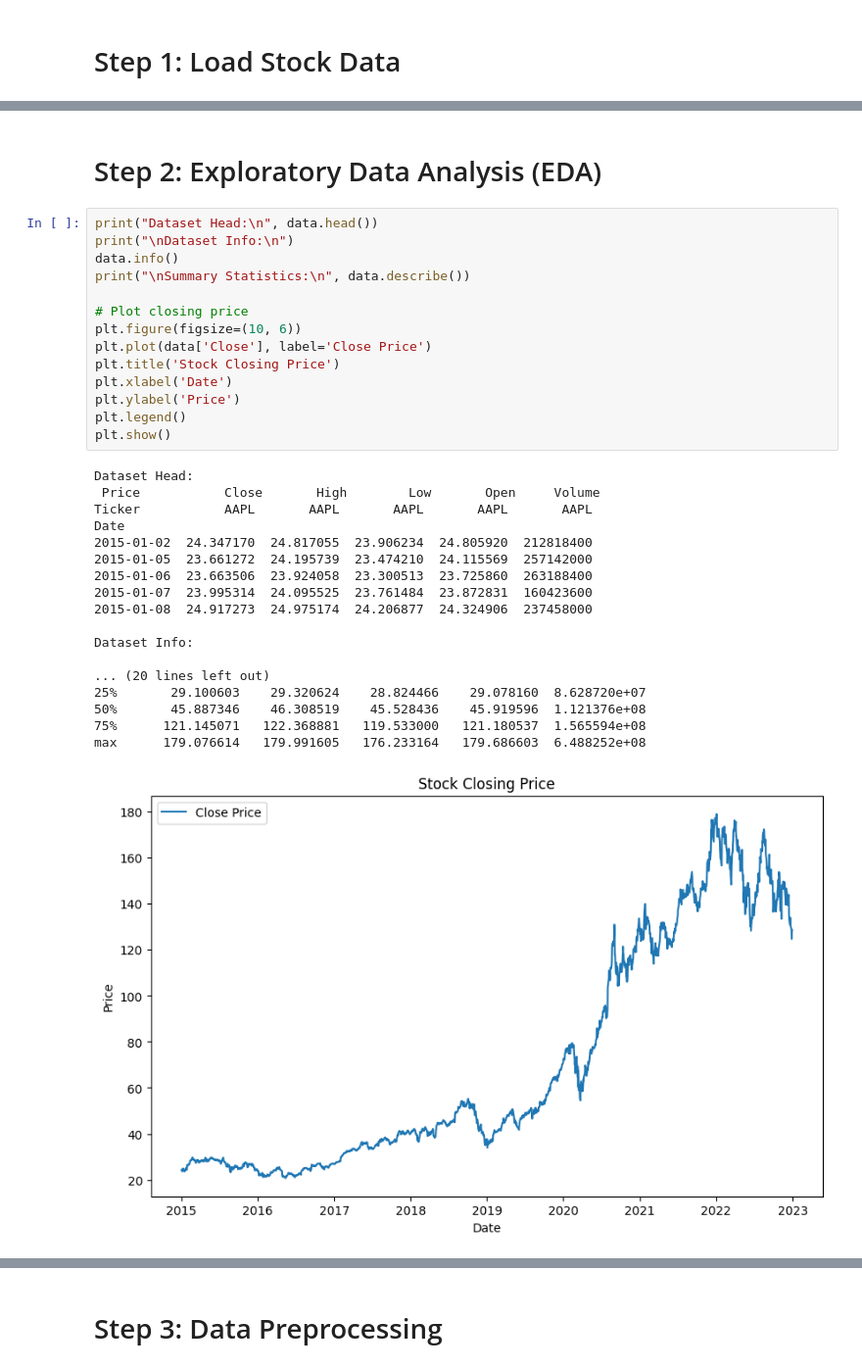
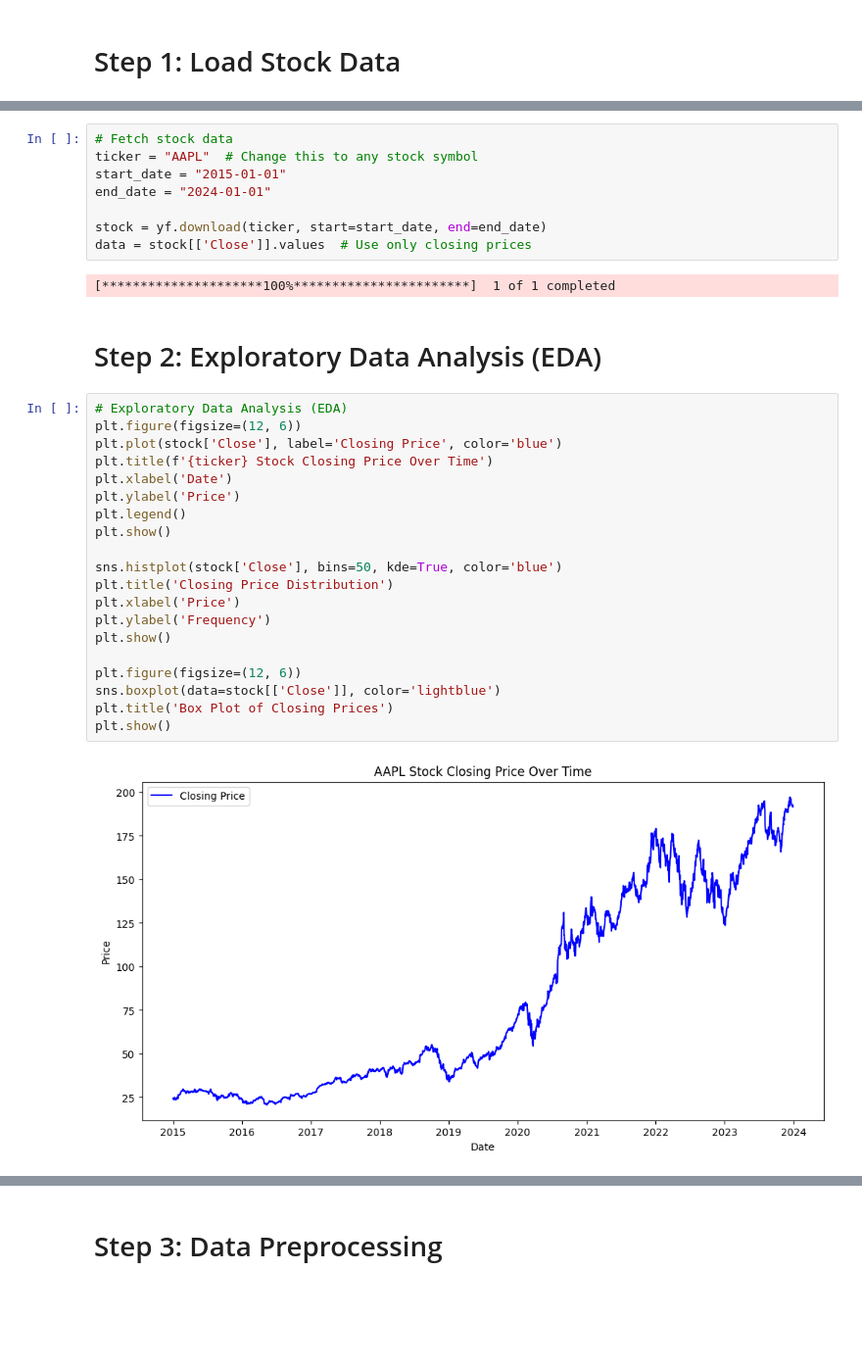
Before and after one commit to its-rlee/StockTrendPredictor, a Jupyter notebook: notebooks/model_training.ipynb, the cells around one changed output, grey strips where cells are left out. Shown at 98% size. Drawn from its saved outputs; the diff is of its cells as text; blank space fills up the shorter version.

```diff
--- a/notebooks/model_training.ipynb
+++ b/notebooks/model_training.ipynb
@@ -22,35 +19,34 @@ data = yf.download('AAPL', '2015-01-01', '2023-01-01')
+# %%
+# Fetch stock data
+ticker = "AAPL"  # Change this to any stock symbol
+start_date = "2015-01-01"
+end_date = "2024-01-01"
+
+stock = yf.download(ticker, start=start_date, end=end_date)
+data = stock[['Close']].values  # Use only closing prices
+# %% [output]
+[*********************100%***********************]  1 of 1 completed
 # %% [markdown]
 # Step 2: Exploratory Data Analysis (EDA)
-# %%
-print("Dataset Head:\n", data.head())
-print("\nDataset Info:\n")
-data.info()
-print("\nSummary Statistics:\n", data.describe())
-
-# Plot closing price
-plt.figure(figsize=(10, 6))
-plt.plot(data['Close'], label='Close Price')
-plt.title('Stock Closing Price')
-plt.xlabel('Date')
-plt.ylabel('Price')
-plt.legend()
-plt.show()
-# %% [output]
-Dataset Head:
- Price           Close       High        Low       Open     Volume
-Ticker           AAPL       AAPL       AAPL       AAPL       AAPL
-Date
-2015-01-02  24.347170  24.817055  23.906234  24.805920  212818400
-2015-01-05  23.661272  24.195739  23.474210  24.115569  257142000
-2015-01-06  23.663506  23.924058  23.300513  23.725860  263188400
-2015-01-07  23.995314  24.095525  23.761484  23.872831  160423600
-2015-01-08  24.917273  24.975174  24.206877  24.324906  237458000
-
-Dataset Info:
-
-... (20 lines left out)
-25%       29.100603    29.320624    28.824466    29.078160  8.628720e+07
-50%       45.887346    46.308519    45.528436    45.919596  1.121376e+08
-75%      121.145071   122.368881   119.533000   121.180537  1.565594e+08
-max      179.076614   179.991605   176.233164   179.686603  6.488252e+08
-[figure, removed]
+# %%
+# Exploratory Data Analysis (EDA)
+plt.figure(figsize=(12, 6))
+plt.plot(stock['Close'], label='Closing Price', color='blue')
+plt.title(f'{ticker} Stock Closing Price Over Time')
+plt.xlabel('Date')
+plt.ylabel('Price')
+plt.legend()
+plt.show()
+
+sns.histplot(stock['Close'], bins=50, kde=True, color='blue')
+plt.title('Closing Price Distribution')
+plt.xlabel('Price')
+plt.ylabel('Frequency')
+plt.show()
+
+plt.figure(figsize=(12, 6))
+sns.boxplot(data=stock[['Close']], color='lightblue')
+plt.title('Box Plot of Closing Prices')
+plt.show()
+# %% [output]
+[figure, added]
```
Also changed, not shown: parts of 12 cells of this notebook, 7 other files.
